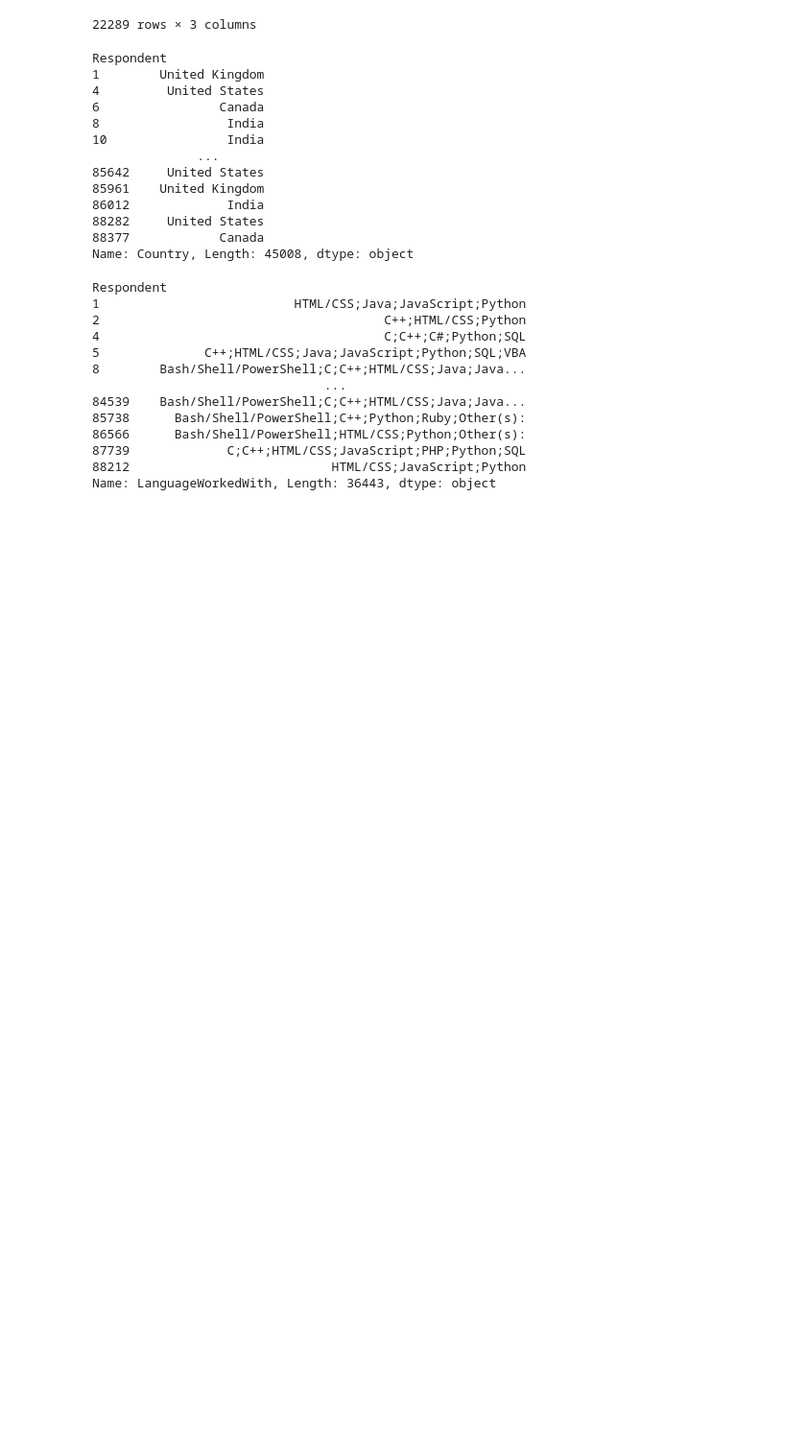
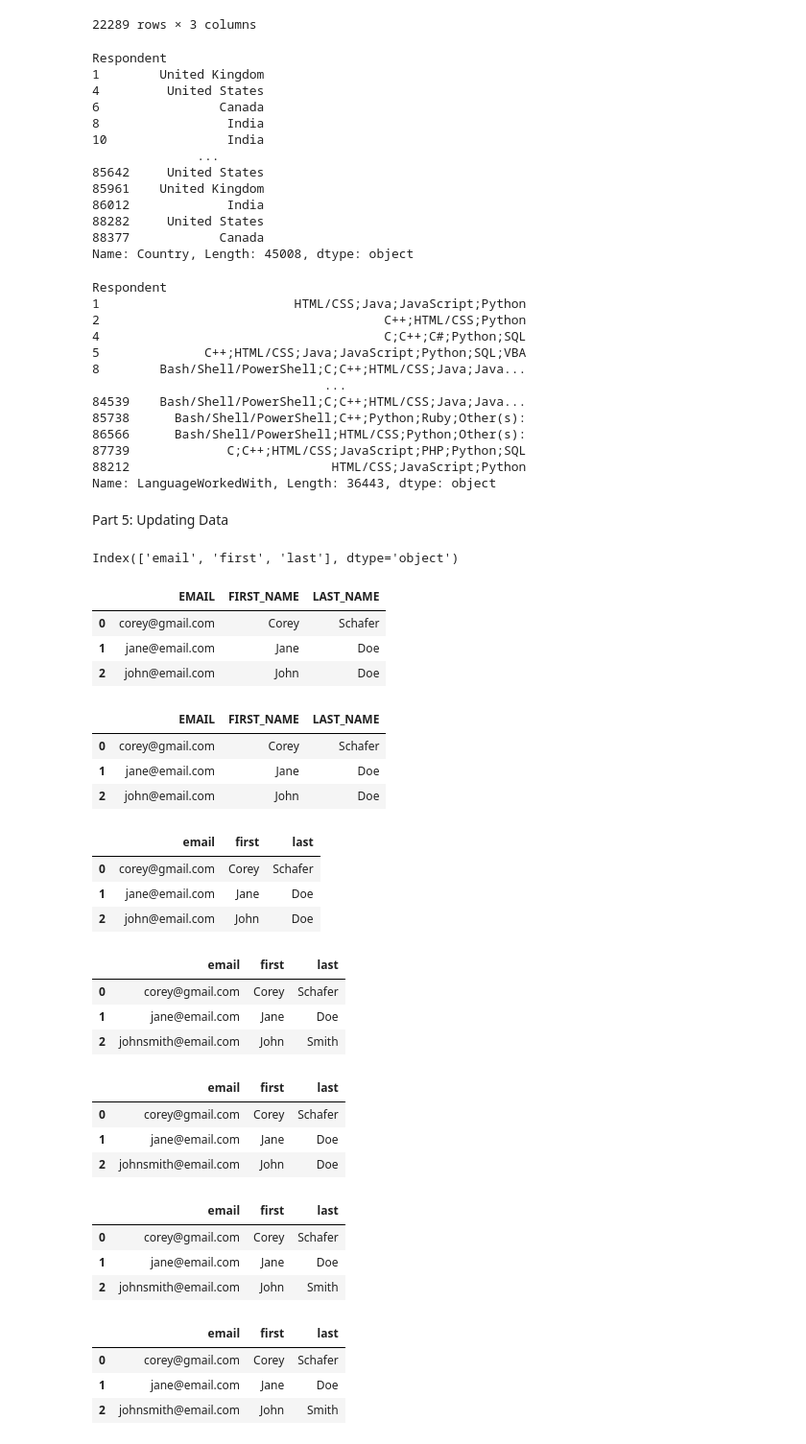
Before and after one commit to ecthompsoncodes/Learning_Python, a Jupyter notebook: pandas.ipynb, the cells around one changed output. Shown at 96% size. Saved outputs shown, nothing was run; the diff lists cells and outputs as text; code cells hidden in the pictures; blank space fills up the shorter version.

Commit message:
Part 5 first half

```diff
--- a/pandas.ipynb
+++ b/pandas.ipynb
@@ -502,3 +502,31 @@ Respondent
 87739             C;C++;HTML/CSS;JavaScript;PHP;Python;SQL
 88212                           HTML/CSS;JavaScript;Python
 Name: LanguageWorkedWith, Length: 36443, dtype: object
+# %% [markdown]
+Part 5: Updating Data
+# %%
+people.columns
+# %% [output]
+Index(['email', 'first', 'last'], dtype='object')
+# %%
+# remain all columns using the .columns
+people.columns = ['email', 'first_name', 'last_name']
+# %%
+# more common to change something specific about each column in df
+# all uppercase
+people.columns = [x.upper() for x in people.columns]
+people
+# %% [output]
+|  | EMAIL | FIRST_NAME | LAST_NAME |
+| 0 | corey@gmail.com | Corey | Schafer |
+| 1 | jane@email.com | Jane | Doe |
+| 2 | john@email.com | John | Doe |
+# %%
+# replace spaces with underscores and vice versa
+people.columns = people.columns.str.replace(' ' , '_')
+people
+# %% [output]
+|  | EMAIL | FIRST_NAME | LAST_NAME |
+| 0 | corey@gmail.com | Corey | Schafer |
+| 1 | jane@email.com | Jane | Doe |
+| 2 | john@email.com | John | Doe |
@@ -504,0 +537,41 @@ Name: LanguageWorkedWith, Length: 36443, dtype: object
+# %%
+people
+# %% [output]
+|  | email | first | last |
+| 0 | corey@gmail.com | Corey | Schafer |
+| 1 | jane@email.com | Jane | Doe |
+| 2 | john@email.com | John | Doe |
+# %%
+# updating data in rows
+# imagine a lot of columns and only want to change a couple of values
+people.loc[2, ['last', 'email']] = ['Smith', 'johnsmith@email.com']
+people
+# %% [output]
+|  | email | first | last |
+| 0 | corey@gmail.com | Corey | Schafer |
+| 1 | jane@email.com | Jane | Doe |
+| 2 | johnsmith@email.com | John | Smith |
+# %%
+people.loc[2, 'last'] = 'Doe'
+people
+# %% [output]
+|  | email | first | last |
+| 0 | corey@gmail.com | Corey | Schafer |
+| 1 | jane@email.com | Jane | Doe |
+| 2 | johnsmith@email.com | John | Doe |
+# %%
+# can also use at instead of loc or iloc
+people.at[2, 'last'] = 'Smith'
+people
+# %% [output]
+|  | email | first | last |
+| 0 | corey@gmail.com | Corey | Schafer |
+| 1 | jane@email.com | Jane | Doe |
+| 2 | johnsmith@email.com | John | Smith |
+# %%
+people
+# %% [output]
+|  | email | first | last |
+| 0 | corey@gmail.com | Corey | Schafer |
+| 1 | jane@email.com | Jane | Doe |
+| 2 | johnsmith@email.com | John | Smith |
```
Also changed, not shown: parts of 9 cells of this notebook.
